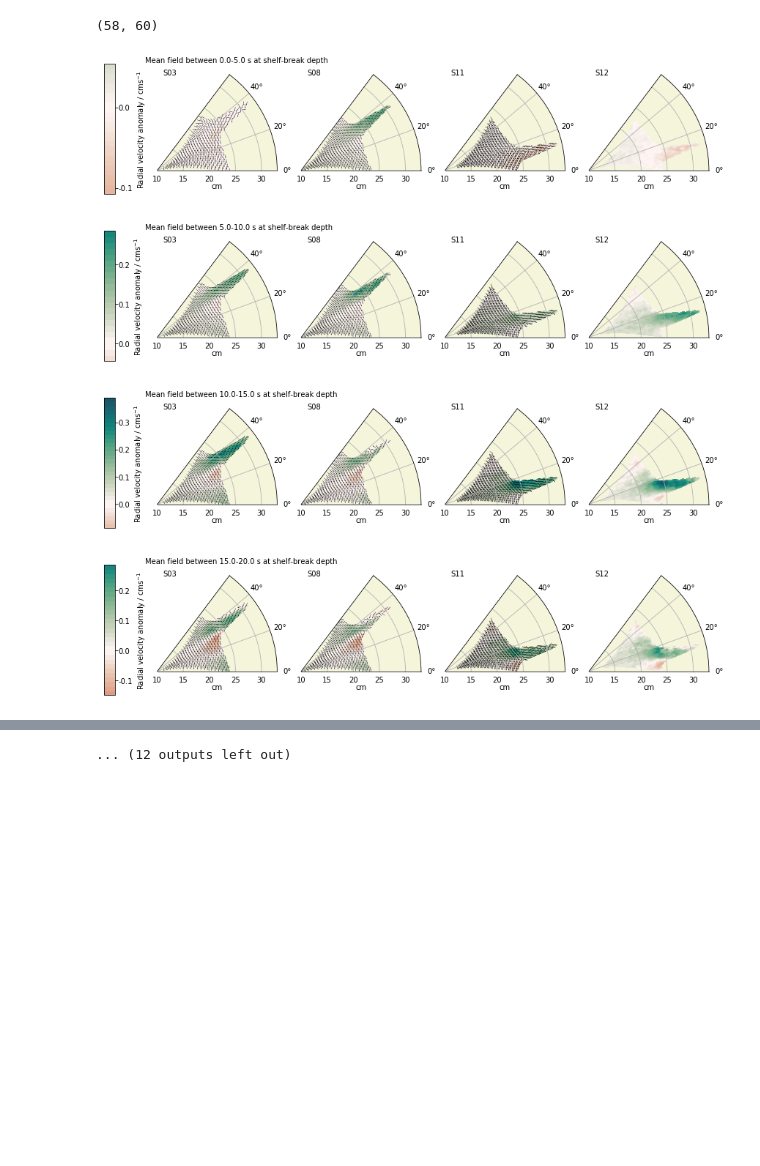
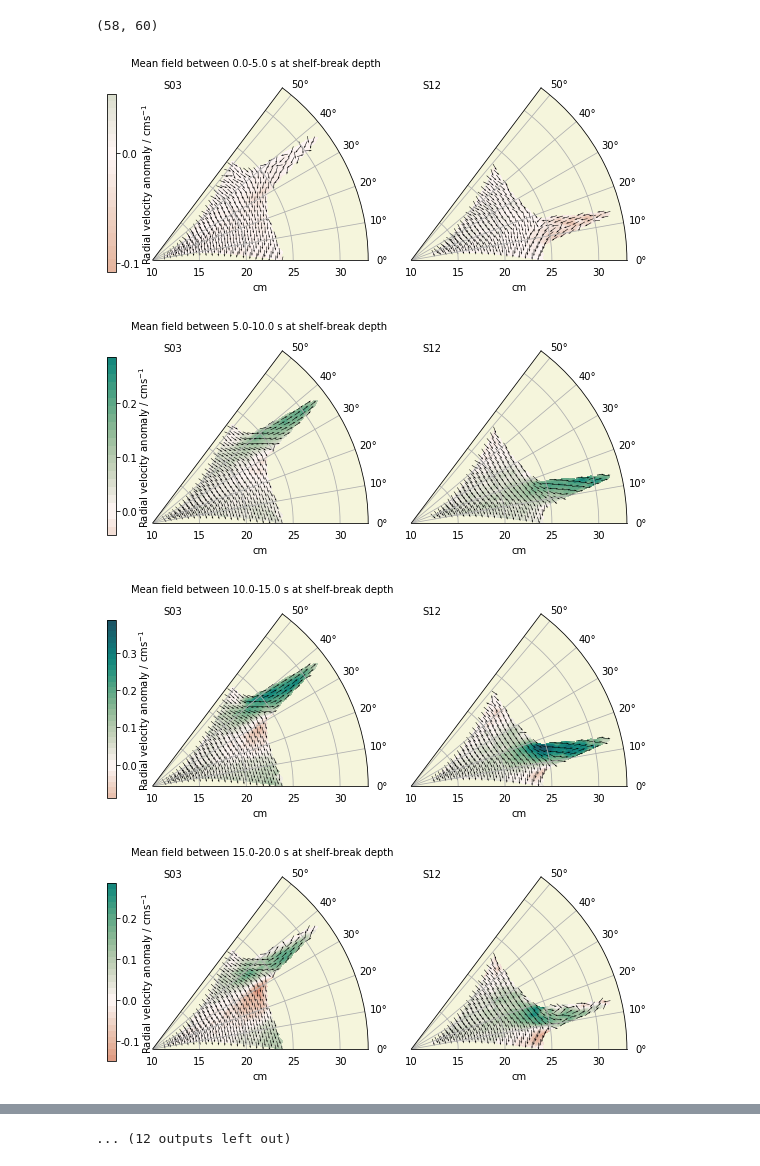
Before and after one commit to UBC-MOAD/MultipleCanyons, a Jupyter notebook: lab/PIV/experiments/notebooks/Comparison_ur_one-canyon.ipynb, the cells around one changed output, grey strips where cells are left out. Drawn from its saved outputs; the diff is of its cells as text; code cells hidden in the pictures; blank space fills up the shorter version.

```diff
--- a/lab/PIV/experiments/notebooks/Comparison_ur_one-canyon.ipynb
+++ b/lab/PIV/experiments/notebooks/Comparison_ur_one-canyon.ipynb
@@ -143,37 +143,21 @@ cbar_ticks = [-0.5,-0.4,-0.3,-0.2,-0.1,0,0.1,0.2,0.3,0.4,0.5]
 
 nt = 25
 for fr in range(0,600,nt):
-    fig = plt.figure(figsize=(13.5,4.5))
-    ax0 = fig.add_subplot(141, projection='polar')
-    ax1 = fig.add_subplot(142, projection='polar')
-    ax2 = fig.add_subplot(143, projection='polar')
-    ax3 = fig.add_subplot(144, projection='polar')
+    fig = plt.figure(figsize=(8.5,4.5))
+    ax0 = fig.add_subplot(121, projection='polar')
+    ax3 = fig.add_subplot(122, projection='polar')
 
     ax0.set_facecolor('beige')
-    ax1.set_facecolor('beige')
-    ax2.set_facecolor('beige')
     ax3.set_facecolor('beige')
 
     #frame data
     x_ma2,y_ma2,u_ma2,v_ma2,spd_ma2,U2,V2 = get_plot_data_mean(slice(fr,fr+nt), filepath2, angle, mask2)
-    x_ma3,y_ma3,u_ma3,v_ma3,spd_ma3,U3,V3 = get_plot_data_mean(slice(fr,fr+nt), filepath3, angle, mask3)
-    x_ma4,y_ma4,u_ma4,v_ma4,spd_ma4,U4,V4 = get_plot_data_mean(slice(fr,fr+nt), filepath4, angle, mask4)
     x_ma5,y_ma5,u_ma5,v_ma5,spd_ma5,U5,V5 = get_plot_data_mean(slice(fr,fr+nt), filepath5, angle, mask5)
 
     r2 = ((x_ma2+5)**2+(y_ma2-np.min(y_ma2))**2)**0.5
     th2 = np.arctan((y_ma2-np.min(y_ma2))/(x_ma2+5))
     ur2 = (np.cos(th2)*u_ma2)+(np.sin(th2)*v_ma2)
     uth2 = ((r2*np.cos(th2)*v_ma2)-(r2*np.sin(th2)*u_ma2))/(r2**2)
-
-    r3 = ((x_ma3+5)**2+(y_ma3-np.min(y_ma3))**2)**0.5
-    th3 = np.arctan((y_ma3-np.min(y_ma3))/(x_ma3+5))
-    ur3 = (np.cos(th3)*u_ma3)+(np.sin(th3)*v_ma3)
-    uth3 = ((r3*np.cos(th3)*v_ma3)-(r3*np.sin(th3)*u_ma3))/(r3**2)
-
-    r4 = ((x_ma4+5)**2+(y_ma4-np.min(y_ma4))**2)**0.5
-    th4 = np.arctan((y_ma4-np.min(y_ma4))/(x_ma4+5))
-    ur4 = (np.cos(th4)*u_ma4)+(np.sin(th4)*v_ma4)
-    uth4 = ((r4*np.cos(th4)*v_ma4)-(r4*np.sin(th4)*u_ma4))/(r4**2)
 
     r5 = ((x_ma5+5)**2+(y_ma5-np.min(y_ma5))**2)**0.5
     th5 = np.arctan((y_ma5-np.min(y_ma5))/(x_ma5+5))
@@ -186,62 +170,36 @@ for fr in range(0,600,nt):
                       vmin=min_spd, vmax=max_spd) # pcolormesh does not work with masked arrays
 
     qv = ax0.quiver(th2[::2,::2],r2[::2,::2],
                     U2[::2,::2],V2[::2,::2],scale=30,
                     color='k', units='width',pivot='middle')
 
-    # plot data 2
-    cf = ax1.contourf(th3,r3,ur3,30,
-                      cmap=cmo.cm.curl_r,
-                      vmin=min_spd, vmax=max_spd) # pcolormesh does not work with masked arrays
-
-    qv = ax1.quiver(th3[::2,::2],r3[::2,::2],
-                    U3[::2,::2],V3[::2,::2],scale=30,
-                    color='k', units='width',pivot='middle')
-
-    # plot data 3
-    cf = ax2.contourf(th4,r4,ur4,30,
-                      cmap=cmo.cm.curl_r,
-                      vmin=min_spd, vmax=max_spd) # pcolormesh does not work with masked arrays
-
-    qv = ax2.quiver(th4[::2,::2],r4[::2,::2],
-                    U4[::2,::2],V4[::2,::2],scale=30,
-                    color='k', units='width',pivot='middle')
-
     # plot data 4
     cf = ax3.contourf(th5,r5,ur5,30,
                       cmap=cmo.cm.curl_r,
                       vmin=min_spd, vmax=max_spd) # pcolormesh does not work with masked arrays
     cbar_ax = fig.add_axes([0.05, 0.2, 0.016, 0.55])
     cb = plt.colorbar(cf, cax=cbar_ax, ticks=cbar_ticks, format='%.1f')
     cb.ax.yaxis.set_tick_params(pad=1)
-    cb.set_label('Radial velocity anomaly / cms$^{-1}$')
+    cb.set_label('Radial velocity anomaly / cms$^{-1}$', labelpad=0.1)
 
-    qv = ax2.quiver(th5[::2,::2],r5[::2,::2],
+    qv = ax3.quiver(th5[::2,::2],r5[::2,::2],
                     U5[::2,::2],V5[::2,::2],scale=30,
                     color='k', units='width',pivot='middle')
 
     ax0.text(0.05,.9,'S03',transform=ax0.transAxes)
-    ax1.text(0.05,.9,'S08',transform=ax1.transAxes)
-    ax2.text(0.05,.9,'S11',transform=ax2.transAxes)
     ax3.text(0.05,.9,'S12',transform=ax3.transAxes)
 
     ax0.text(-0.1,1,'Mean field between %1.1f-%1.1f s at shelf-break depth' %(fr/5,(fr+nt)/5),
              transform=ax0.transAxes)
     ax0.set_xlabel('cm', labelpad=0.0)
-    ax1.set_xlabel('cm', labelpad=0.0)
-    ax2.set_xlabel('cm', labelpad=0.0)
     ax3.set_xlabel('cm', labelpad=0.0)
     ax0.set_rlim(10,33)
-    ax1.set_rlim(10,33)
-    ax2.set_rlim(10,33)
     ax3.set_rlim(10,33)
     ax0.set_thetalim(0*np.pi/180,53*np.pi/180)
-    ax1.set_thetalim(0*np.pi/180,53*np.pi/180)
-    ax2.set_thetalim(0*np.pi/180,53*np.pi/180)
     ax3.set_thetalim(0*np.pi/180,53*np.pi/180)
     plt.savefig('Comparison_ur_polar_fr%d_onecan.pdf' %fr, fmt='pdf', bbox_inches='tight')
 # %% [output]
-[figure, old version]
+[figure, new version]
-[figure, old version]
+[figure, new version]
-[figure, old version]
+[figure, new version]
-[figure, old version]
+[figure, new version]
```
Also changed, not shown: parts of 2 cells of this notebook, 4 other files.
